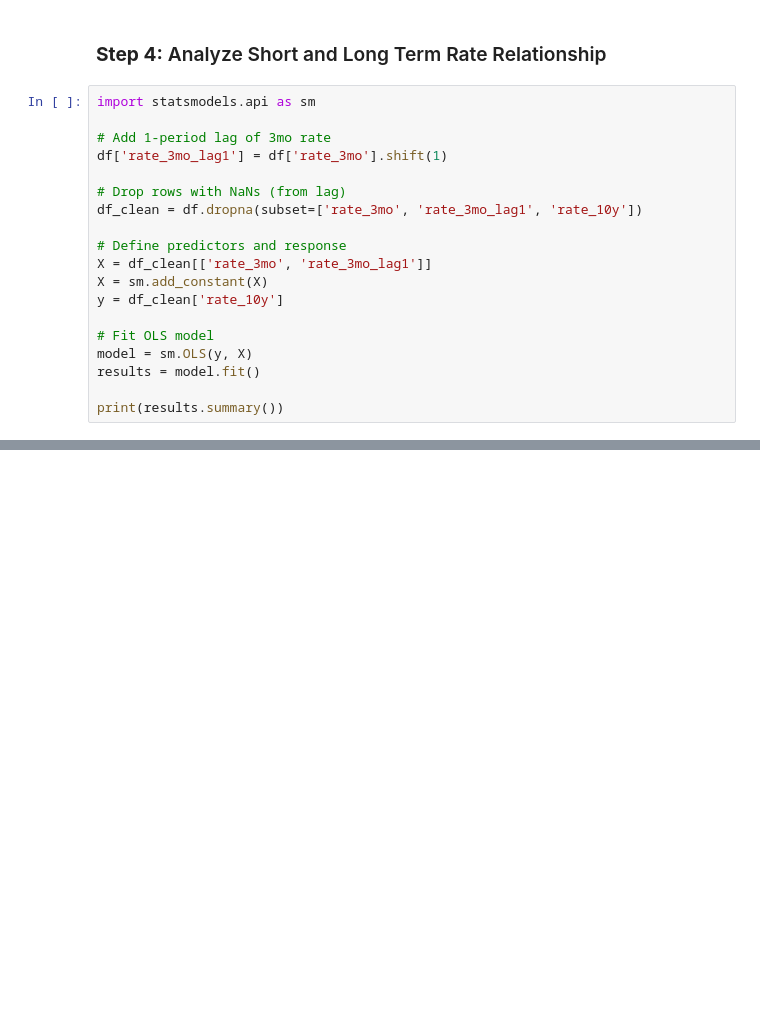
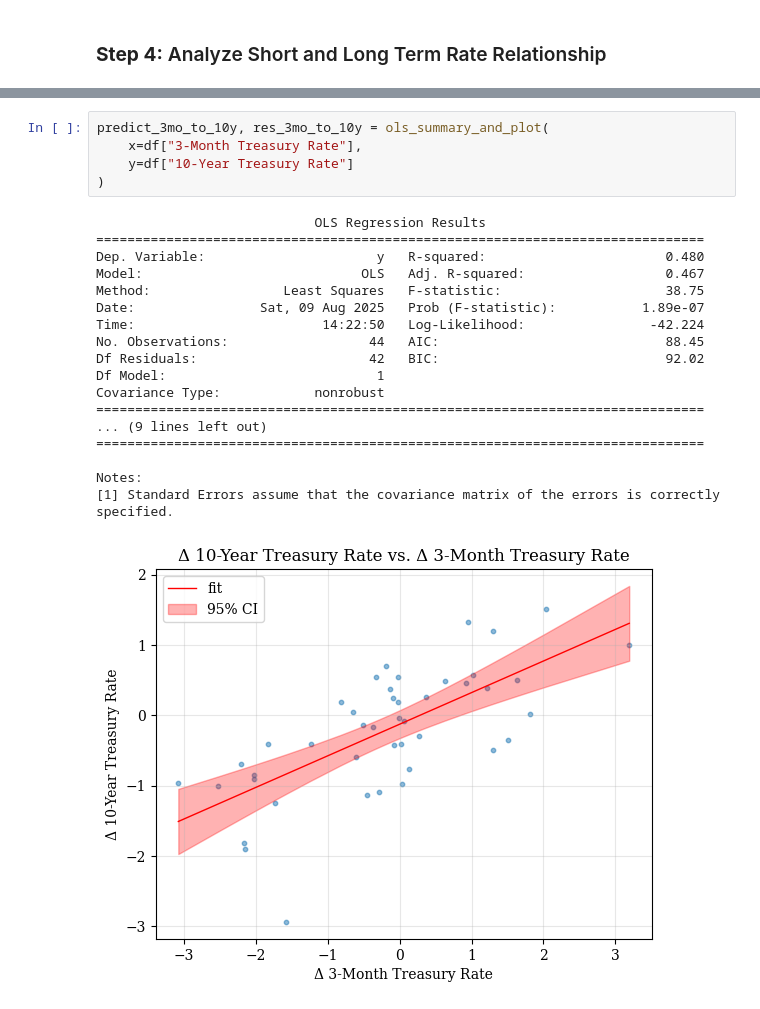
Before and after one commit to ericleonen/from-fed-funds-to-mortgages, a Jupyter notebook: main.ipynb, the cells around one changed output, grey strips where cells are left out. Drawn from its saved outputs; the diff is of its cells as text; blank space fills up the shorter version.

```diff
--- a/main.ipynb
+++ b/main.ipynb
@@ -124,21 +155,2 @@ plt.show()
 # %% [markdown]
 ### **Step 4:** Analyze Short and Long Term Rate Relationship
-# %%
-import statsmodels.api as sm
-
-# Add 1-period lag of 3mo rate
-df['rate_3mo_lag1'] = df['rate_3mo'].shift(1)
-
-# Drop rows with NaNs (from lag)
-df_clean = df.dropna(subset=['rate_3mo', 'rate_3mo_lag1', 'rate_10y'])
-
-# Define predictors and response
-X = df_clean[['rate_3mo', 'rate_3mo_lag1']]
-X = sm.add_constant(X)
-y = df_clean['rate_10y']
-
-# Fit OLS model
-model = sm.OLS(y, X)
-results = model.fit()
-
-print(results.summary())
@@ -205,0 +157,24 @@ plt.show()
+# %%
+predict_3mo_to_10y, res_3mo_to_10y = ols_summary_and_plot(
+    x=df["3-Month Treasury Rate"],
+    y=df["10-Year Treasury Rate"]
+)
+# %% [output]
+                            OLS Regression Results
+==============================================================================
+Dep. Variable:                      y   R-squared:                       0.480
+Model:                            OLS   Adj. R-squared:                  0.467
+Method:                 Least Squares   F-statistic:                     38.75
+Date:                Sat, 09 Aug 2025   Prob (F-statistic):           1.89e-07
+Time:                        14:22:50   Log-Likelihood:                -42.224
+No. Observations:                  44   AIC:                             88.45
+Df Residuals:                      42   BIC:                             92.02
+Df Model:                           1
+Covariance Type:            nonrobust
+==============================================================================
+... (9 lines left out)
+==============================================================================
+
+Notes:
+[1] Standard Errors assume that the covariance matrix of the errors is correctly specified.
+[figure, added]
```
Also changed, not shown: parts of 12 cells of this notebook, 1 other file.
